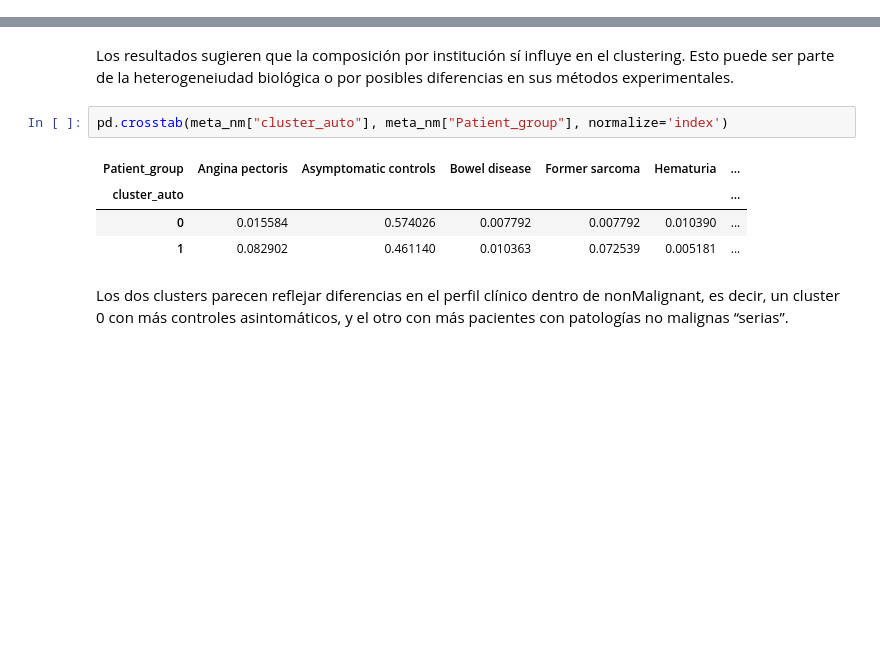
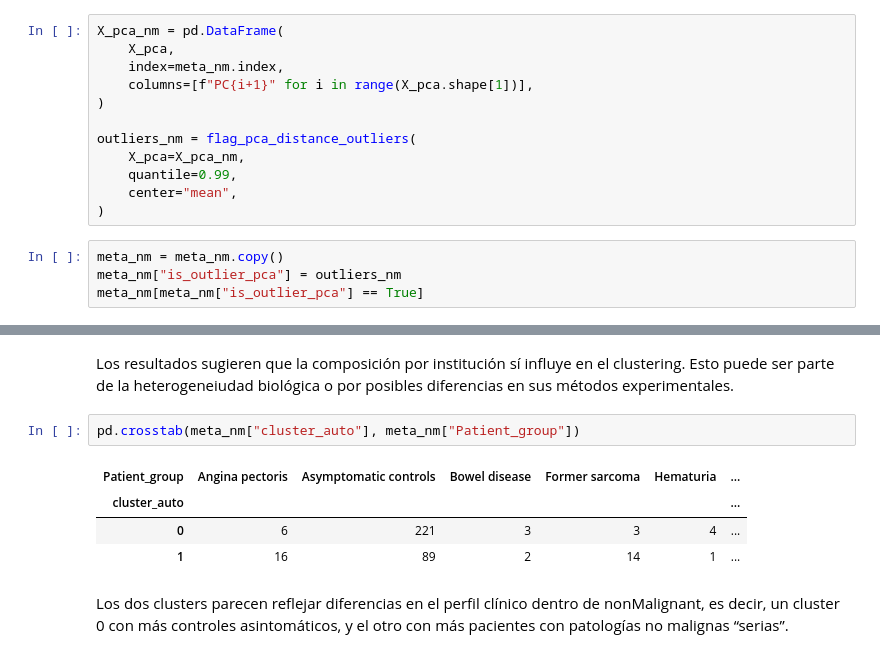
Before and after one commit to MisterMito/TFM, a Jupyter notebook: notebooks/1.1-ssic-eda-poblacional-heterogeneidad-nonmalignant.ipynb, the cells around one changed output, grey strips where cells are left out. Saved outputs shown, nothing was run; the diff lists cells and outputs as text; blank space fills up the shorter version.

```diff
--- a/notebooks/1.1-ssic-eda-poblacional-heterogeneidad-nonmalignant.ipynb
+++ b/notebooks/1.1-ssic-eda-poblacional-heterogeneidad-nonmalignant.ipynb
@@ -219,0 +221,16 @@ Shape de X_pca: (578, 268)
+# %%
+X_pca_nm = pd.DataFrame(
+    X_pca,
+    index=meta_nm.index,
+    columns=[f"PC{i+1}" for i in range(X_pca.shape[1])],
+)
+
+outliers_nm = flag_pca_distance_outliers(
+    X_pca=X_pca_nm,
+    quantile=0.99,
+    center="mean",
+)
+# %%
+meta_nm = meta_nm.copy()
+meta_nm["is_outlier_pca"] = outliers_nm
+meta_nm[meta_nm["is_outlier_pca"] == True]
@@ -380,12 +401,12 @@ pd.crosstab(meta_nm["cluster_auto"], meta_nm["Sample-supplying institution"])
 # %% [markdown]
 Los resultados sugieren que la composición por institución sí influye en el clustering. Esto puede ser parte de la heterogeneiudad biológica o por posibles diferencias en sus métodos experimentales.
 # %%
-pd.crosstab(meta_nm["cluster_auto"], meta_nm["Patient_group"], normalize='index')
+pd.crosstab(meta_nm["cluster_auto"], meta_nm["Patient_group"])
 # %% [output]
 | Patient_group | Angina pectoris | Asymptomatic controls | Bowel disease | Former sarcoma | Hematuria | ... |
 | cluster_auto |  |  |  |  |  | ... |
-| 0 | 0.015584 | 0.574026 | 0.007792 | 0.007792 | 0.010390 | ... |
-| 1 | 0.082902 | 0.461140 | 0.010363 | 0.072539 | 0.005181 | ... |
+| 0 | 6 | 221 | 3 | 3 | 4 | ... |
+| 1 | 16 | 89 | 2 | 14 | 1 | ... |
 # %% [markdown]
 Los dos clusters parecen reflejar diferencias en el perfil clínico dentro de nonMalignant, es decir, un cluster 0 con más controles asintomáticos, y el otro con más pacientes con patologías no malignas “serias”.
 # %%
```
Also changed, not shown: parts of 11 cells of this notebook.
